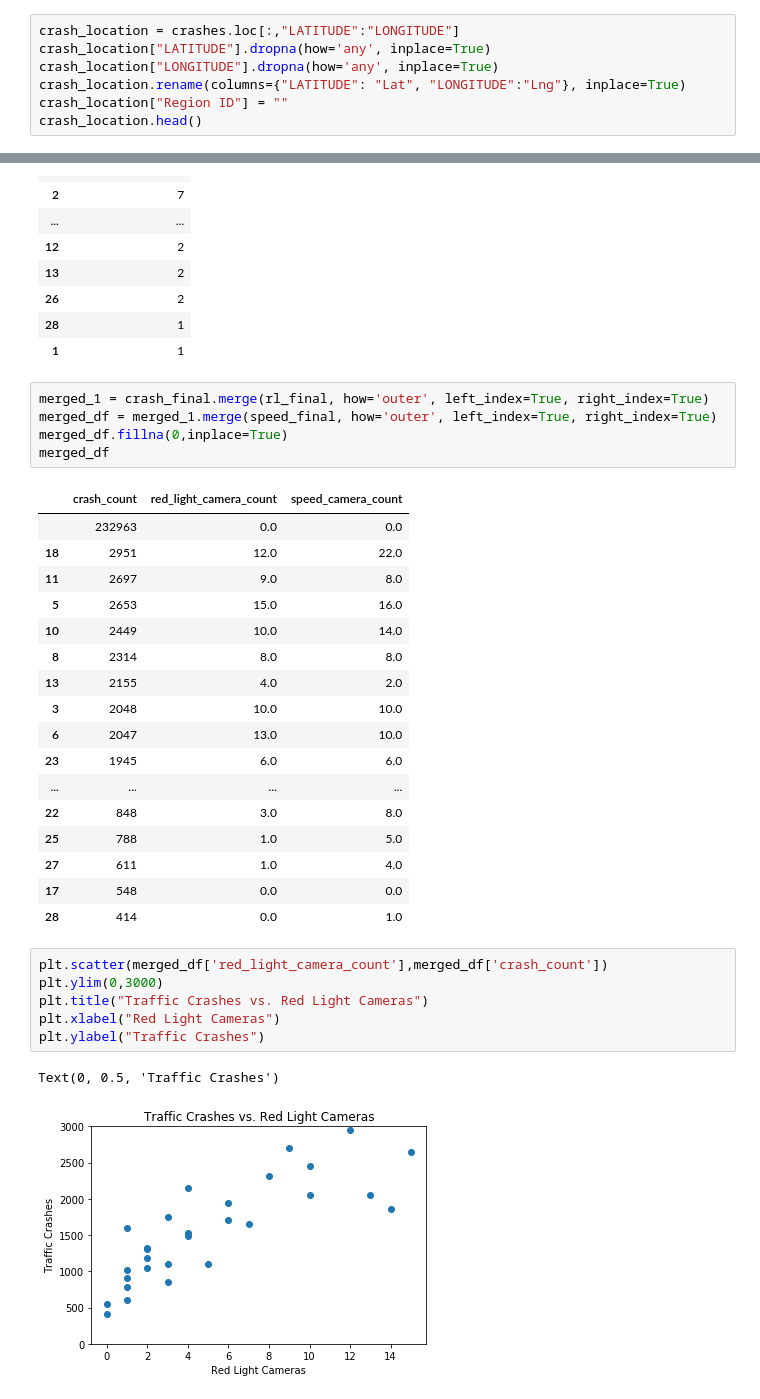
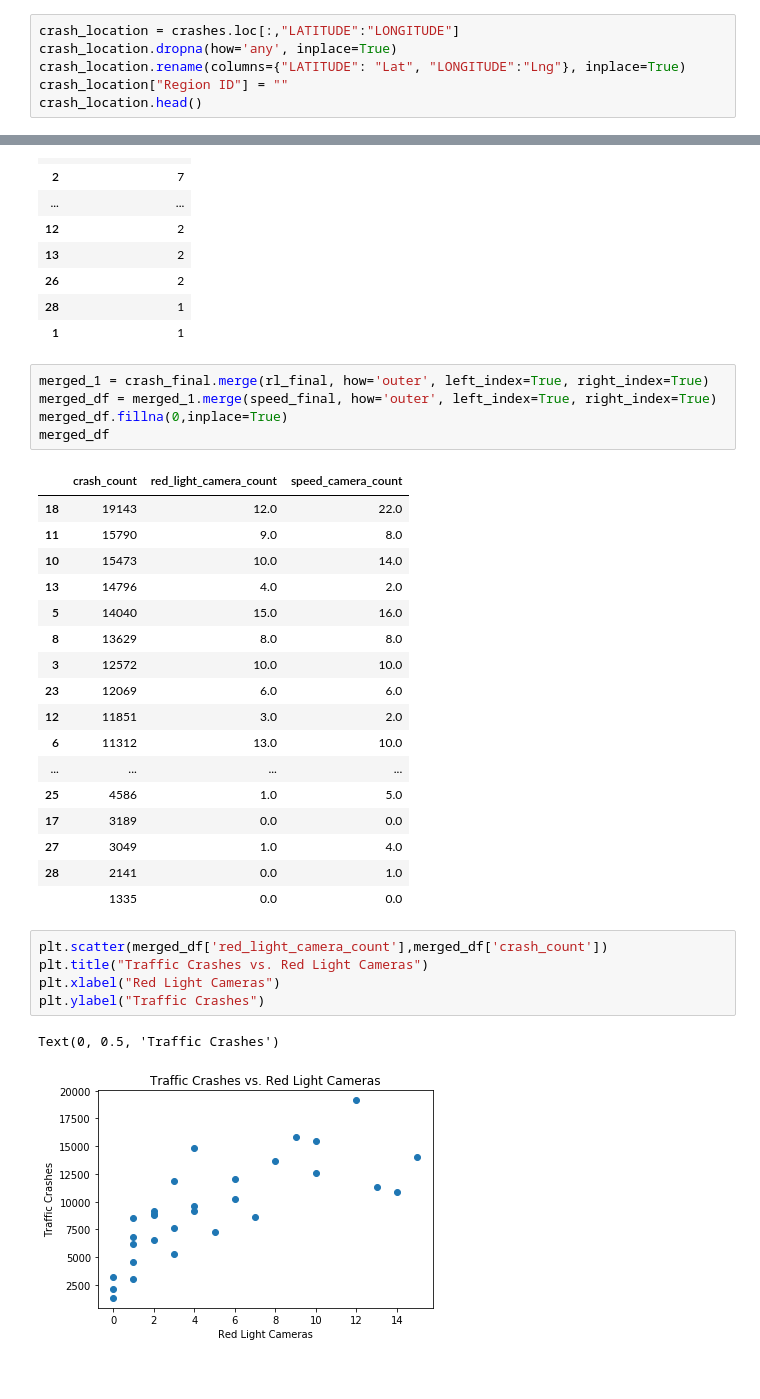
Before and after one commit to emharen/Project-One, a Jupyter notebook: Exploration_bins.ipynb, the cells around one changed output, grey strips where cells are left out. Cells and saved outputs as stored; diff of their text form.

Commit message:
Ran code on all accidents, updated graphs

```diff
--- a/Exploration_bins.ipynb
+++ b/Exploration_bins.ipynb
@@ -41,8 +41,7 @@ crashes.describe()
 | max | 99.000000 | 1.191625e+06 | 451100.000000 | 2535.000000 | 18.000000 | 21.000000 | ... |
 # %%
 crash_location = crashes.loc[:,"LATITUDE":"LONGITUDE"]
-crash_location["LATITUDE"].dropna(how='any', inplace=True)
-crash_location["LONGITUDE"].dropna(how='any', inplace=True)
+crash_location.dropna(how='any', inplace=True)
 crash_location.rename(columns={"LATITUDE": "Lat", "LONGITUDE":"Lng"}, inplace=True)
 crash_location["Region ID"] = ""
 crash_location.head()
@@ -331,30 +332,29 @@ merged_df.fillna(0,inplace=True)
 merged_df
 # %% [output]
 |  | crash_count | red_light_camera_count | speed_camera_count |
-|  | 232963 | 0.0 | 0.0 |
-| 18 | 2951 | 12.0 | 22.0 |
-| 11 | 2697 | 9.0 | 8.0 |
-| 5 | 2653 | 15.0 | 16.0 |
-| 10 | 2449 | 10.0 | 14.0 |
-| 8 | 2314 | 8.0 | 8.0 |
-| 13 | 2155 | 4.0 | 2.0 |
-| 3 | 2048 | 10.0 | 10.0 |
-| 6 | 2047 | 13.0 | 10.0 |
-| 23 | 1945 | 6.0 | 6.0 |
+| 18 | 19143 | 12.0 | 22.0 |
+| 11 | 15790 | 9.0 | 8.0 |
+| 10 | 15473 | 10.0 | 14.0 |
+| 13 | 14796 | 4.0 | 2.0 |
+| 5 | 14040 | 15.0 | 16.0 |
+| 8 | 13629 | 8.0 | 8.0 |
+| 3 | 12572 | 10.0 | 10.0 |
+| 23 | 12069 | 6.0 | 6.0 |
+| 12 | 11851 | 3.0 | 2.0 |
+| 6 | 11312 | 13.0 | 10.0 |
 | ... | ... | ... | ... |
-| 22 | 848 | 3.0 | 8.0 |
-| 25 | 788 | 1.0 | 5.0 |
-| 27 | 611 | 1.0 | 4.0 |
-| 17 | 548 | 0.0 | 0.0 |
-| 28 | 414 | 0.0 | 1.0 |
+| 25 | 4586 | 1.0 | 5.0 |
+| 17 | 3189 | 0.0 | 0.0 |
+| 27 | 3049 | 1.0 | 4.0 |
+| 28 | 2141 | 0.0 | 1.0 |
+|  | 1335 | 0.0 | 0.0 |
 # %%
 plt.scatter(merged_df['red_light_camera_count'],merged_df['crash_count'])
-plt.ylim(0,3000)
 plt.title("Traffic Crashes vs. Red Light Cameras")
 plt.xlabel("Red Light Cameras")
 plt.ylabel("Traffic Crashes")
 # %% [output]
 Text(0, 0.5, 'Traffic Crashes')
-[figure, old version]
+[figure, new version]
 # %%
 plt.scatter(merged_df['speed_camera_count'],merged_df['crash_count'])
```
Also changed, not shown: parts of 10 cells of this notebook.
